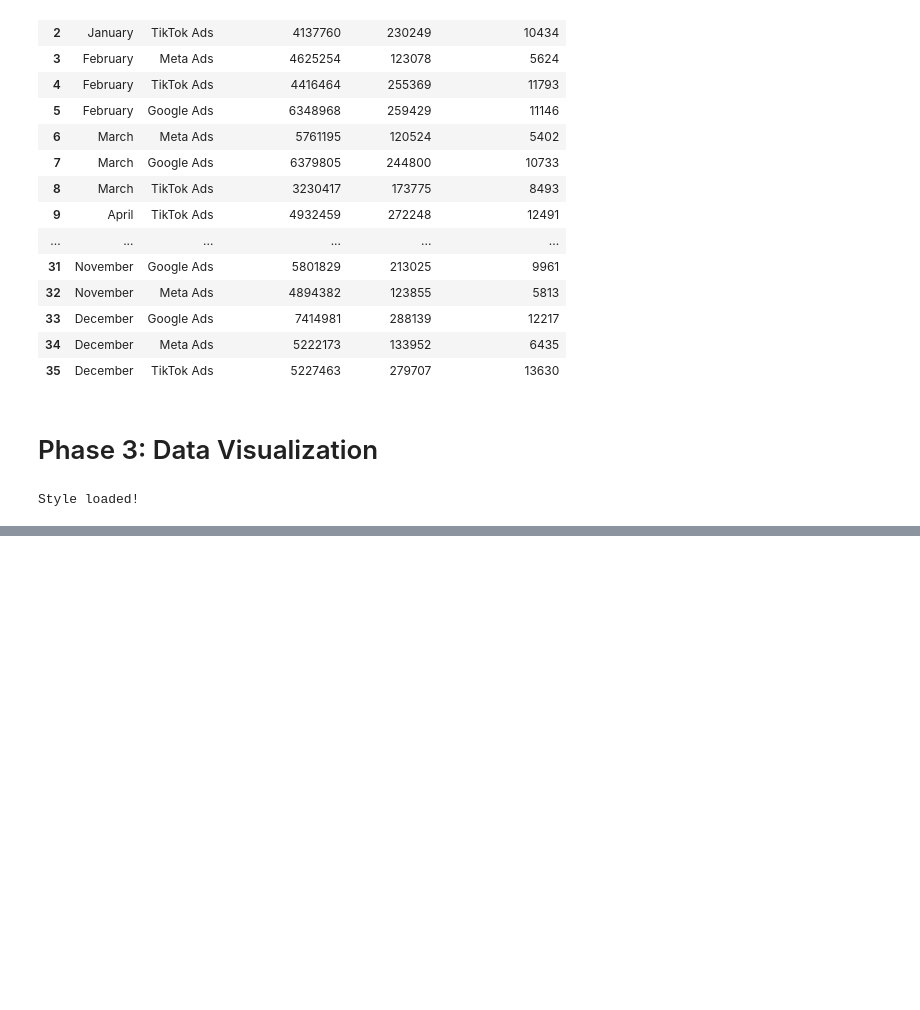
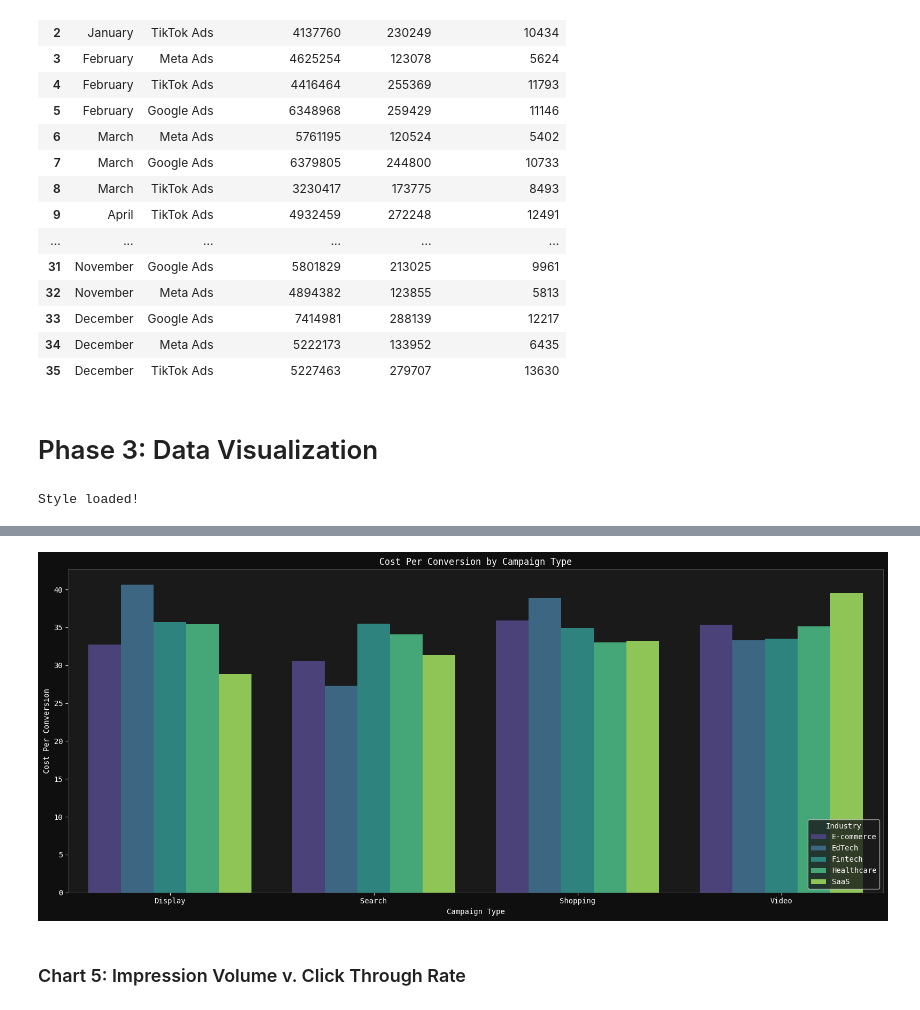
Before and after one commit to ConnorDonovan/Global-Ads-Performance, a Jupyter notebook: global_ads.ipynb, the cells around one changed output, grey strips where cells are left out. Cells and saved outputs as stored; diff of their text form; code cells hidden in the pictures; blank space fills up the shorter version.

```diff
--- a/global_ads.ipynb
+++ b/global_ads.ipynb
@@ -223,0 +264,18 @@ plt.show()
+# %%
+fig, ax = plt.subplots(figsize=(16,7))
+
+sns.barplot(data = cpc_efficiency, x='campaign_type', y='cost_per_conversion', hue='industry', palette = 'viridis')
+plt.xlabel('Campaign Type')
+plt.ylabel('Cost Per Conversion')
+plt.title('Cost Per Conversion by Campaign Type')
+
+legend = plt.gca().get_legend()
+legend.set_title('Industry')
+sns.move_legend(ax, 'lower right')
+
+plt.tight_layout()
+plt.show()
+# %% [output]
+[figure, added]
+# %% [markdown]
+### Chart 5: Impression Volume v. Click Through Rate
```
Also changed, not shown: parts of 23 cells of this notebook, 1 other file.
